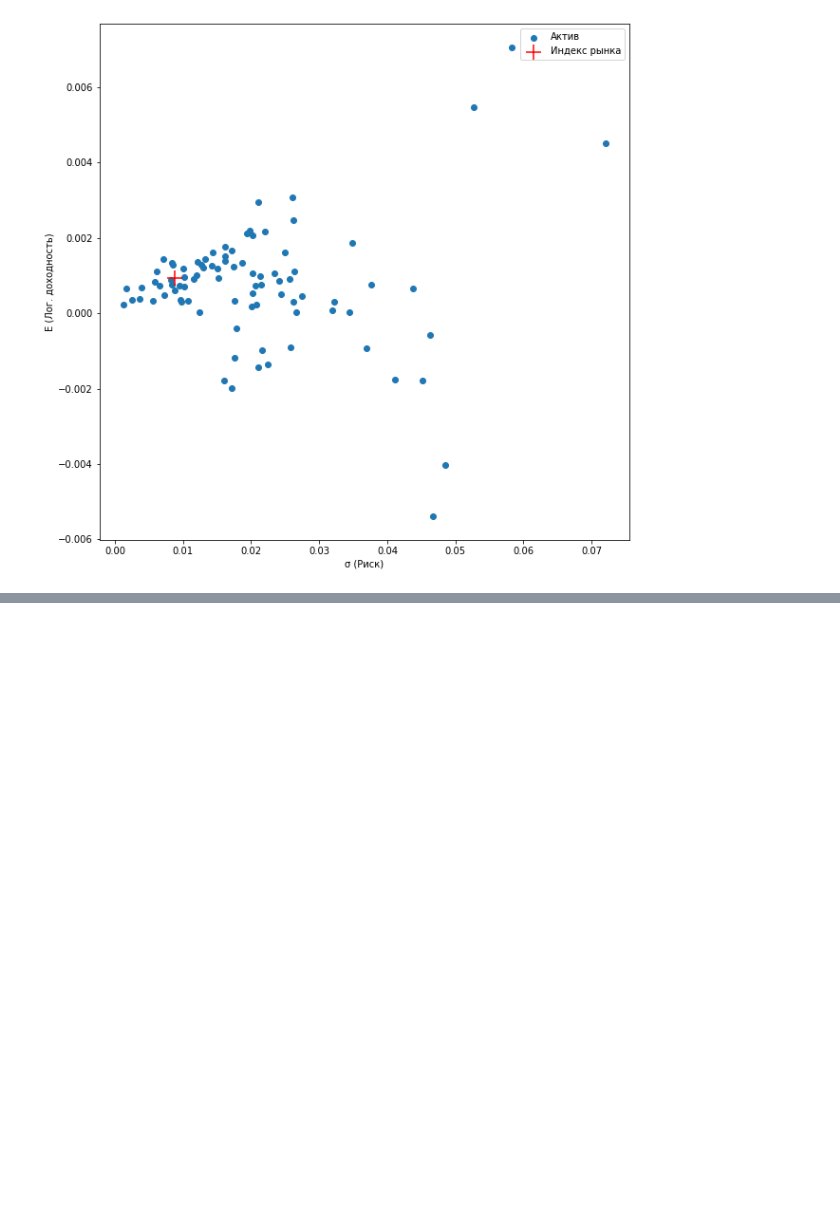
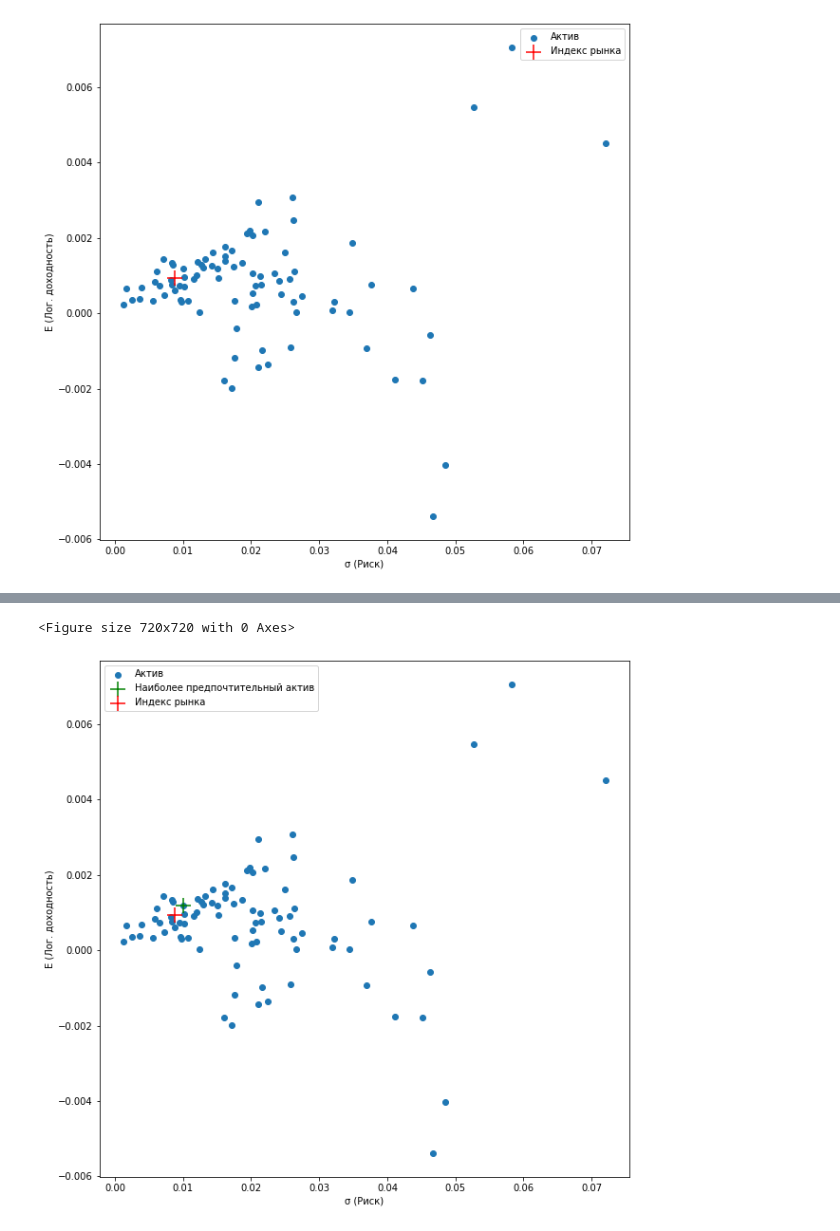
Before and after one commit to dlots/finance_lab_1, a Jupyter notebook: finance_lab_1.ipynb, the cells around one changed output, grey strips where cells are left out. Drawn from its saved outputs; the diff is of its cells as text; code cells hidden in the pictures; blank space fills up the shorter version.

```diff
--- a/finance_lab_1.ipynb
+++ b/finance_lab_1.ipynb
@@ -64,5 +59,6 @@ pickle.dump(tickers, open(tickers_dump_file_name, "wb"))
 # %% [markdown]
 **Следующая ячейка загружает обьекты из файлов в память**
 # %%
-companies_list = pickle.load(open(companies_dump_file_name, "rb"))
-tickers = pickle.load(open(tickers_dump_file_name, "rb"))
+companies_list_csv = 'companies_list.csv'
+companies_list = pd.read_csv(companies_list_csv, index_col='index')
+companies_list
@@ -332,0 +322,13 @@ tickers[0]
+# %%
+plt.figure(figsize=(10,10))
+fig, ax = plt.subplots(figsize=(10,10))
+ax.scatter(companies_list['Risk'], companies_list['E'], label='Актив')
+ax.scatter([0.009964], [0.0012], marker='+', color='green', s=[250], label='Наиболее предпочтительный актив')
+ax.scatter([dax_Risk], [dax_E], marker='+', color='red', s=[250], label='Индекс рынка')
+ax.legend()
+plt.xlabel('σ (Риск)')
+plt.ylabel('E (Лог. доходность)')
+plt.show()
+# %% [output]
+<Figure size 720x720 with 0 Axes>
+[figure, added]
```
Also changed, not shown: parts of 98 cells of this notebook, 1 other file.
